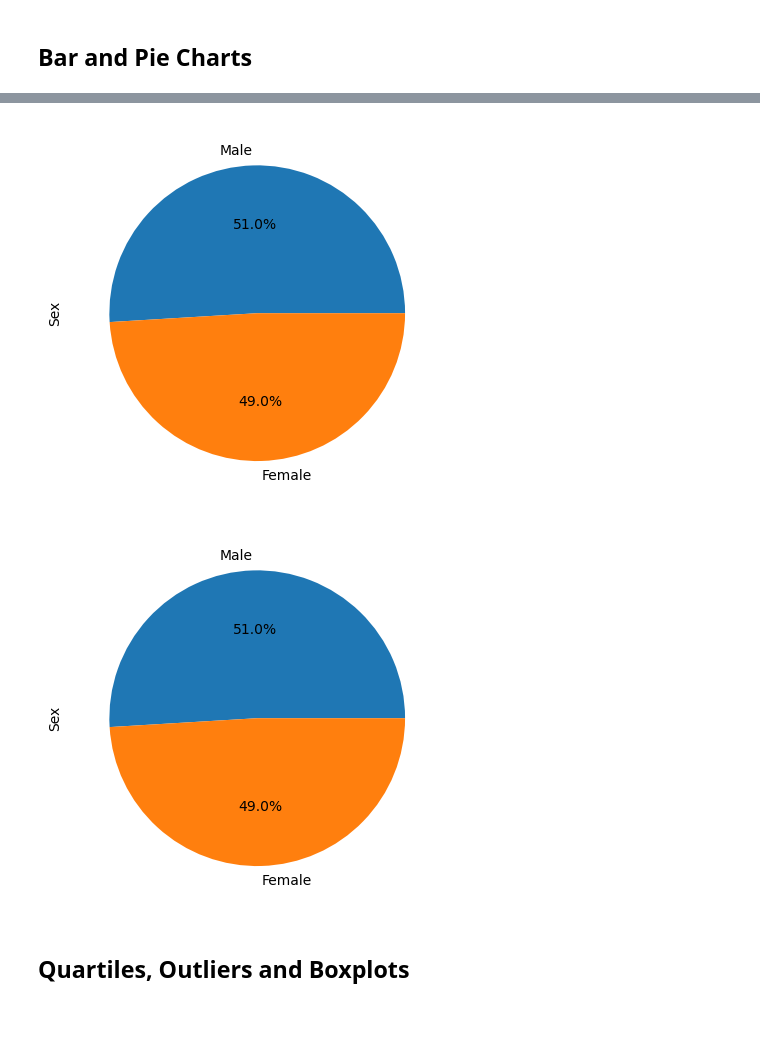
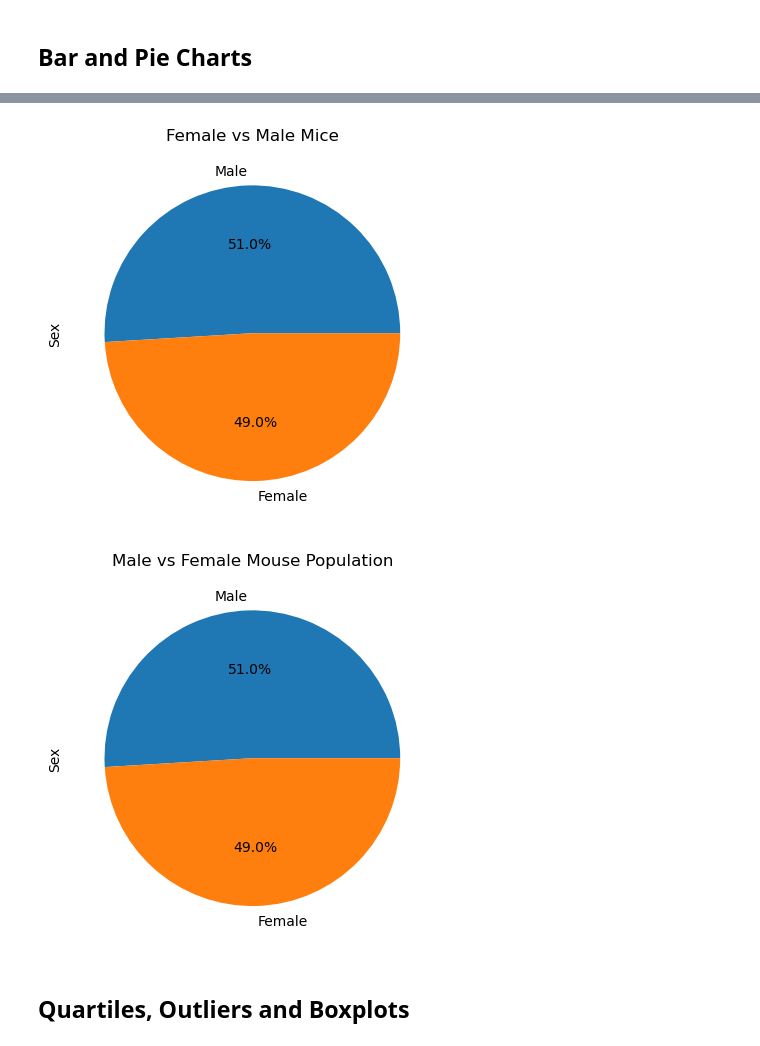
Before and after one commit to Bar89bas/pharmaceutical---SCC-project, a Jupyter notebook: pymaceuticals_starter.ipynb, the cells around one changed output, grey strips where cells are left out. Drawn from its saved outputs; the diff is of its cells as text; code cells hidden in the pictures; blank space fills up the shorter version.

```diff
--- a/pymaceuticals_starter.ipynb
+++ b/pymaceuticals_starter.ipynb
@@ -39,3 +39,6 @@ merge_df['Mouse ID'].nunique()
 # %%
 # Our data should be uniquely identified by Mouse ID and Timepoint
 # Get the duplicate mice by ID number that shows up for Mouse ID and Timepoint.
+
+duplicate_miceID = merge_df.loc[merge_df.duplicated(subset=["Mouse ID", "Timepoint"]),"Mouse ID"].unique()
+print(f'Duplicate Mice ID: {duplicate_miceID}')
@@ -59,3 +66,5 @@ merge_df['Mouse ID'].nunique()
 # %%
 # Create a clean DataFrame by dropping the duplicate mouse by its ID.
+merge_clean_df = merge_df[merge_df["Mouse ID"].isin(duplicate_miceID)== False]
+merge_clean_df.head()
 # %% [output]
@@ -122,10 +170,22 @@ merge_df['Mouse ID'].nunique()
 # %%
 # Generate a pie plot showing the distribution of female versus male mice using Pandas
+gender_df = merge_clean_df["Sex"].value_counts()
+plt.title("Female vs Male Mice")
+
+# creating pie plot showing the total number of male and female mice using Pandas
+gender_df.plot.pie(autopct= "%1.1f%%")
+plt.show()
 # %% [output]
-[figure, old version]
+[figure, new version]
 # %%
 # Generate a pie plot showing the distribution of female versus male mice using pyplot
+labels = ['Female', 'Male']
+sizes = [49.7999197, 50.200803]
+plot = gender_df.plot.pie(y='Total Count', autopct="%1.1f%%")
+plt.title('Male vs Female Mouse Population')
+plt.ylabel('Sex')
+plt.show()
 # %% [output]
-[figure, old version]
+[figure, new version]
 # %% [markdown]
 ## Quartiles, Outliers and Boxplots
```
Also changed, not shown: parts of 24 cells of this notebook.
